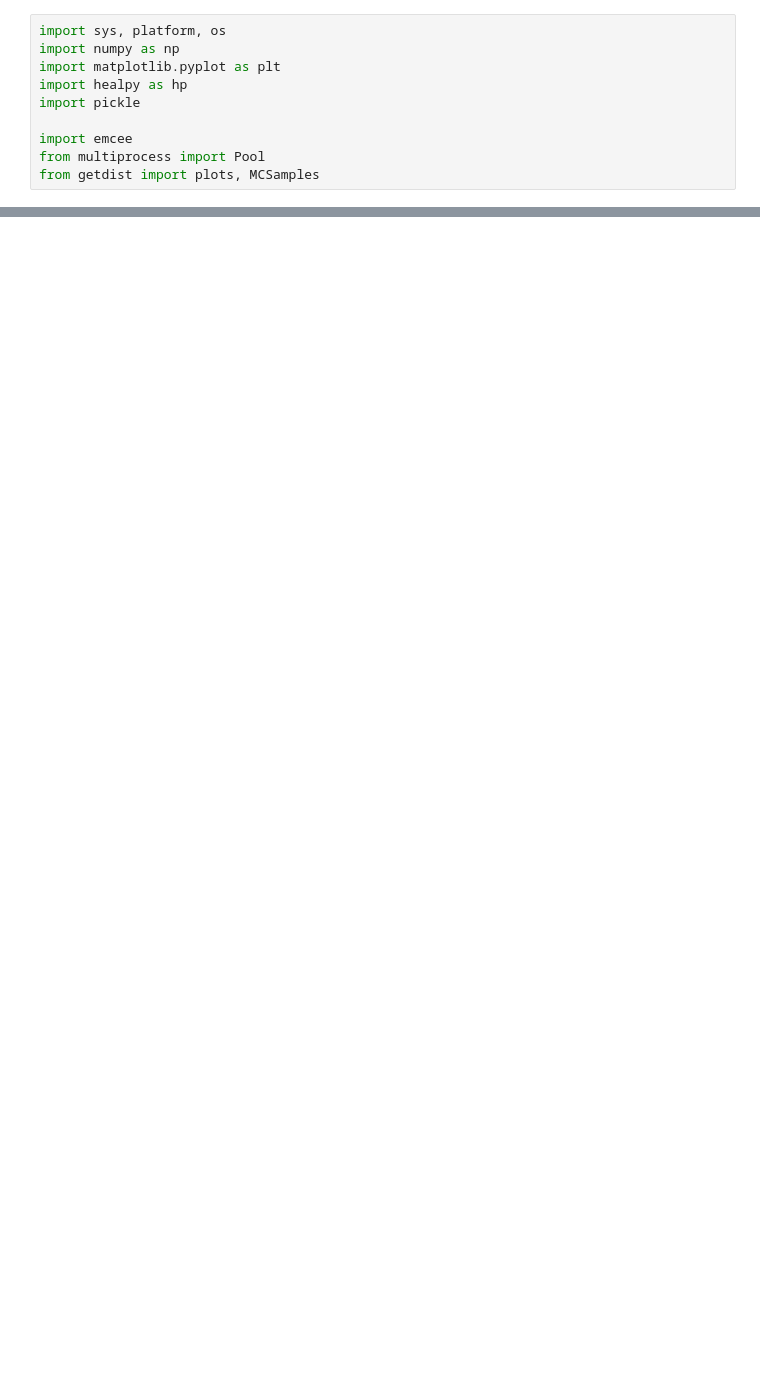
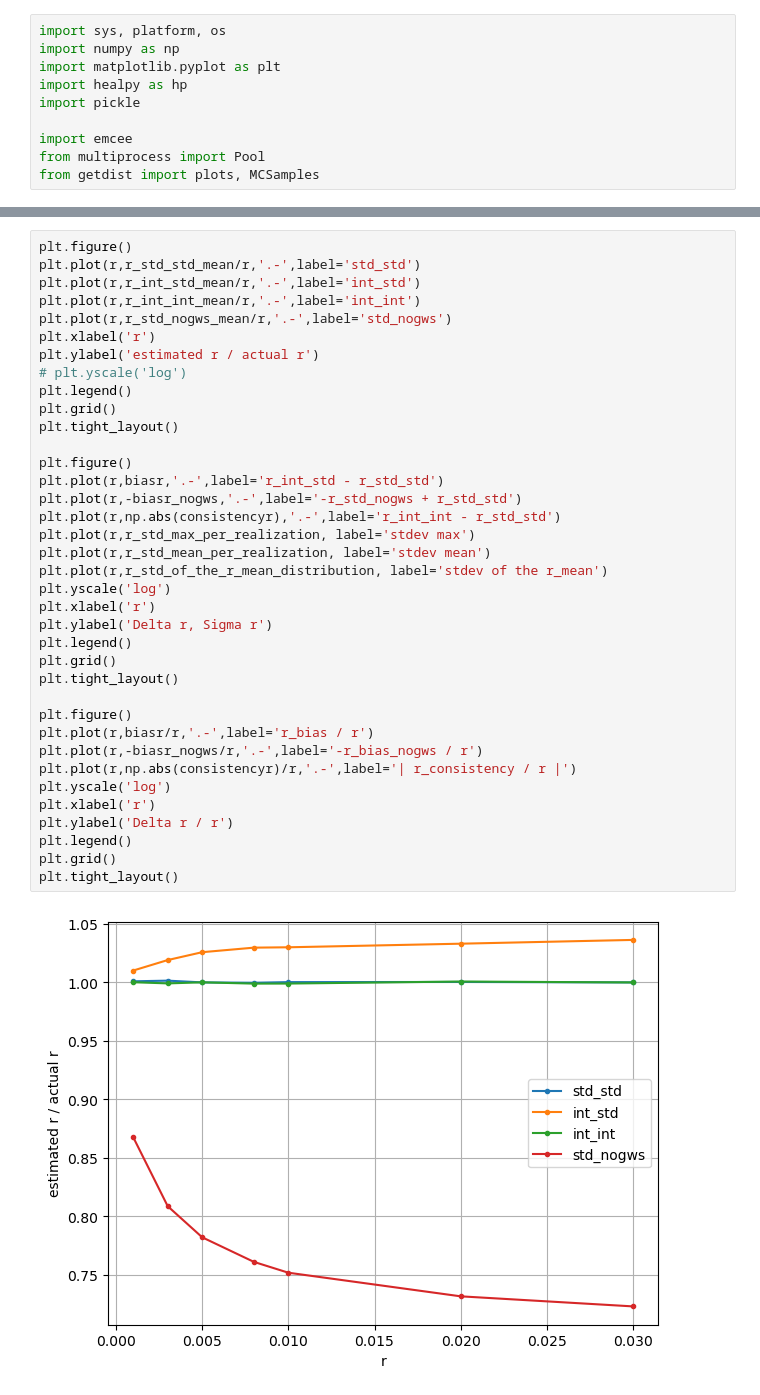
Before and after one commit to mathias77515/CMM-Pipeline, a Jupyter notebook: scripts_nahuel/r-dark_interactions-2.ipynb, the cells around one changed output, grey strips where cells are left out. Saved outputs shown, nothing was run; the diff lists cells and outputs as text; blank space fills up the shorter version.

```diff
--- a/scripts_nahuel/r-dark_interactions-2.ipynb
+++ b/scripts_nahuel/r-dark_interactions-2.ipynb
@@ -552,0 +493,39 @@ print((np.mean(r_mean_nint_binned_r001)-np.mean(r_mean_check_binned_r001))/(np.s
+# %%
+plt.figure()
+plt.plot(r,r_std_std_mean/r,'.-',label='std_std')
+plt.plot(r,r_int_std_mean/r,'.-',label='int_std')
+plt.plot(r,r_int_int_mean/r,'.-',label='int_int')
+plt.plot(r,r_std_nogws_mean/r,'.-',label='std_nogws')
+plt.xlabel('r')
+plt.ylabel('estimated r / actual r')
+# plt.yscale('log')
+plt.legend()
+plt.grid()
+plt.tight_layout()
+
+plt.figure()
+plt.plot(r,biasr,'.-',label='r_int_std - r_std_std')
+plt.plot(r,-biasr_nogws,'.-',label='-r_std_nogws + r_std_std')
+plt.plot(r,np.abs(consistencyr),'.-',label='r_int_int - r_std_std')
+plt.plot(r,r_std_max_per_realization, label='stdev max')
+plt.plot(r,r_std_mean_per_realization, label='stdev mean')
+plt.plot(r,r_std_of_the_r_mean_distribution, label='stdev of the r_mean')
+plt.yscale('log')
+plt.xlabel('r')
+plt.ylabel('Delta r, Sigma r')
+plt.legend()
+plt.grid()
+plt.tight_layout()
+
+plt.figure()
+plt.plot(r,biasr/r,'.-',label='r_bias / r')
+plt.plot(r,-biasr_nogws/r,'.-',label='-r_bias_nogws / r')
+plt.plot(r,np.abs(consistencyr)/r,'.-',label='| r_consistency / r |')
+plt.yscale('log')
+plt.xlabel('r')
+plt.ylabel('Delta r / r')
+plt.legend()
+plt.grid()
+plt.tight_layout()
+# %% [output]
+[figure, added]
```
Also changed, not shown: parts of 22 cells of this notebook.
